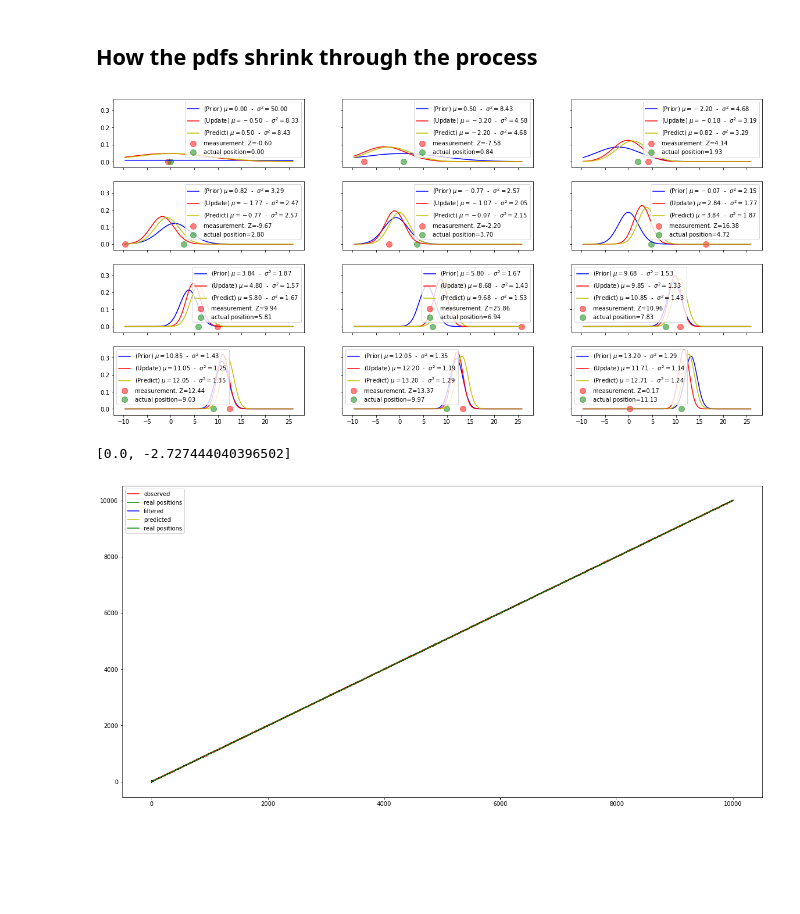
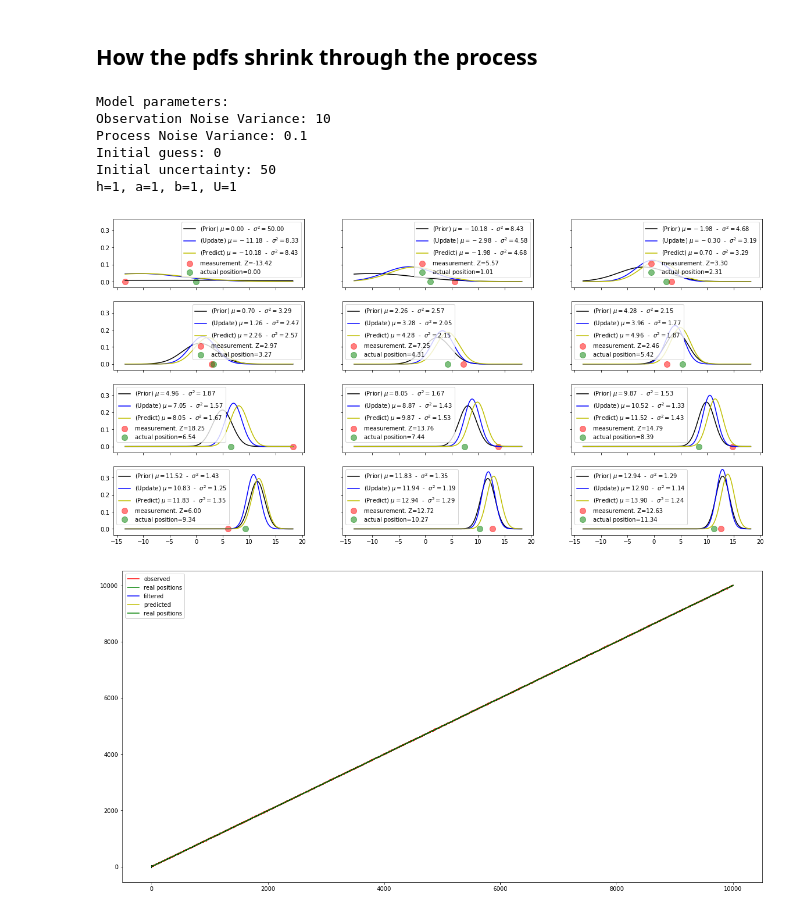
Before and after one commit to jganzabal/Kalman-as-Recursive-Bayesian-Estimation, a Jupyter notebook: 3_One dimensional Kalman filter.ipynb, the cells around one changed output. Drawn from its saved outputs; the diff is of its cells as text; code cells hidden in the pictures; blank space fills up the shorter version.

```diff
--- a/3_One dimensional Kalman filter.ipynb
+++ b/3_One dimensional Kalman filter.ipynb
@@ -395,32 +400,3 @@ $X_{k+1} = X_k + 1 + W_k$
 $Z_k = X_k + V_k$
 # %% [markdown]
 ## How the pdfs shrink through the process
-# %%
-#first = 5
-#last = 16
-#measurements = list(np.linspace(first,last,last-first+1))
-
-# Variance of measurement
-sigma_v = 10.
-# Variance of action
-sigma_w = 0.1
-# Initial mu
-X_o = 0.
-# Initial variance
-P_0 = 50.
-# Points for the graph resolution
-points = 1000
-# Observation steps
-steps = 10000
-U = 1
-measurements, real_positions = generate_sample(X_o = X_o,
-                                               sigma_w = sigma_w,sigma_v = sigma_v, steps = steps,
-                                              h = 1, a = 1, b = 1, U = U)
-# Number of plots to show
-plots_to_show = 12
-plot_kalman_process(measurements[:plots_to_show], X_o, P_0, sigma_v, sigma_w,
-                    real_positions[:plots_to_show],
-                    points = points,
-                    h = 1, a = 1, b = 1, U = U)
-# %% [output]
-[figure, removed]
@@ -430,9 +403,12 @@ plot_interactive_kalman_filter(measurements, X_o, P_0, sigma_v, sigma_w, 19, h =
-# %%
-updated_means, update_variances, predicted_means, predicted_variances = kalman_filter(measurements[:1],
-                                                                                      X_o, P_0,
-                                                                                      sigma_v,
-                                                                                      sigma_w, h = 1, a = 1,
-                                                                                      b = 1, U = U)
-print(updated_means)
-# %% [output]
-[0.0, -2.727444040396502]
+# %%
+from kalman1d import Kalman1D
+
+kalman_1 = Kalman1D(sigma_v=10, sigma_w=0.1, X_0=0, P_0=50)
+print(kalman_1)
+# %% [output]
+Model parameters:
+Observation Noise Variance: 10
+Process Noise Variance: 0.1
+Initial guess: 0
+Initial uncertainty: 50
+h=1, a=1, b=1, U=1
@@ -438,0 +417,5 @@ print(updated_means)
+# %%
+kalman_1.filter()
+kalman_1.plot_kalman_filter_steps()
+# %% [output]
+[figure, added]
```
Also changed, not shown: parts of 5 cells of this notebook, 1 other file.
